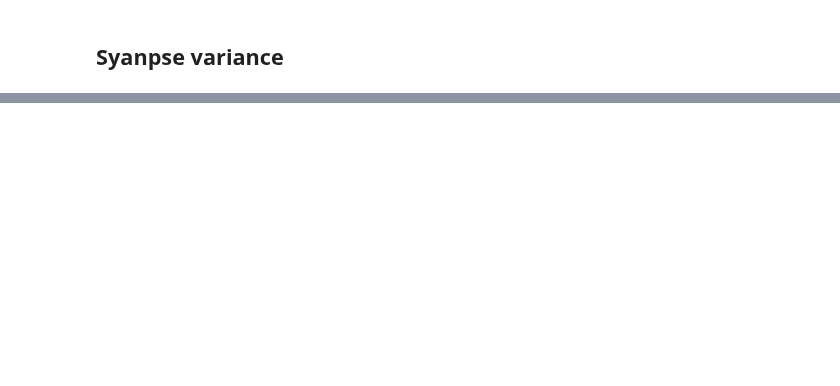
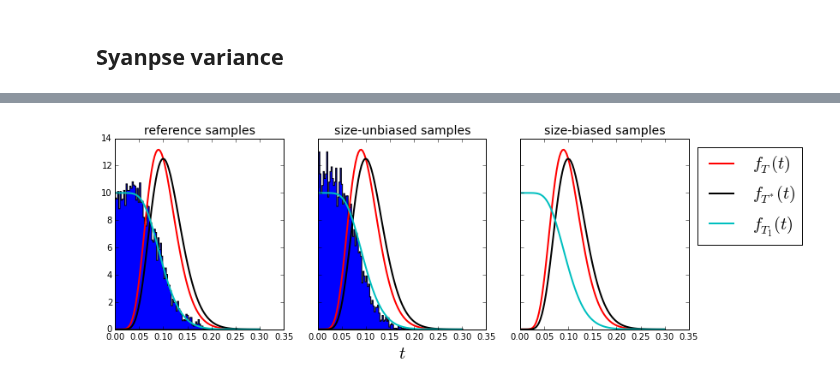
Before and after one commit to samfok/notebooks, a Jupyter notebook: synapse/synapse_SNR_gamma.ipynb, the cells around one changed output, grey strips where cells are left out. Cells and saved outputs as stored; diff of their text form; code cells hidden in the pictures; blank space fills up the shorter version.

```diff
--- a/synapse/synapse_SNR_gamma.ipynb
+++ b/synapse/synapse_SNR_gamma.ipynb
@@ -168,0 +340,46 @@ check_E_decay(lam=1000., k=1., c=2, n_trials=10000)
+# %%
+def check_T1(lam, k, n_trials=5000, n_intervals=10000):
+    # generate spike times
+    # sample within time to pick T1
+    isi = rng.gamma(k, 1./lam, n_intervals)
+    spike_times = np.cumsum(isi)
+    t_vals = rng.uniform(0, spike_times[-1], n_trials)
+    t1 = np.zeros(n_trials)
+    for idx, t in enumerate(t_vals):
+        x = spike_times-t
+        t1[idx] = x[x>=0][0]
+
+    # sample gamma to generate an interval
+    # sample from uniform within that gama to generate t
+    t = rng.gamma(k, 1./lam, n_trials)
+    tfrac = rng.uniform(0, 1, n_trials)
+    t1_unbiased = t*tfrac
+
+    t1_biased = None
+
+    fig, axs = plt.subplots(ncols=3, figsize=(12,4), sharex=True, sharey=True)
+
+    axs[0].hist(t1, bins=100, histtype='stepfilled', normed=True)
+    axs[1].hist(t1_unbiased, bins=100, histtype='stepfilled', normed=True)
+
+    rv = gamma(k, scale=1./lam)
+    xlims = axs[0].get_xlim()
+    T = np.linspace(xlims[0], xlims[1], 100)
+    T_pdf = rv.pdf(T)
+    Tb_pdf = T*T_pdf/rv.mean()
+    T1_pdf = (1-rv.cdf(T))/rv.mean()
+    for ax in axs:
+        ax.plot(T, T_pdf, 'r', lw=2, label=r'$f_T(t)$')
+        ax.plot(T, Tb_pdf, 'k', lw=2, label=r'$f_{T^*}(t)$')
+        ax.plot(T, T1_pdf, 'c', lw=2, label=r'$f_{T_1}(t)$')
+
+    axs[2].legend(loc='upper left', bbox_to_anchor=(1,1), fontsize=20)
+    axs[1].set_xlabel(r'$t$', fontsize=20)
+    axs[0].set_title('reference samples', fontsize=14)
+    axs[1].set_title('size-unbiased samples', fontsize=14)
+    axs[2].set_title('size-biased samples', fontsize=14)
+
+
+check_T1(100, 10)
+# %% [output]
+[figure, added]
```
Also changed, not shown: parts of 36 cells of this notebook, 1 other file.
